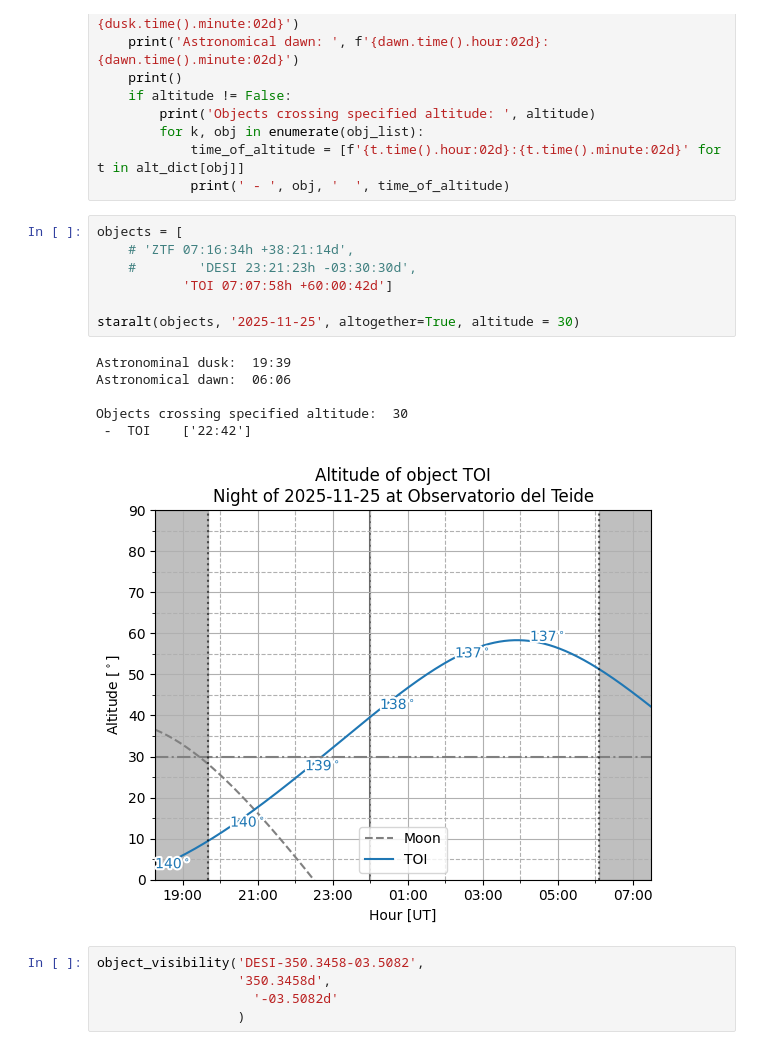
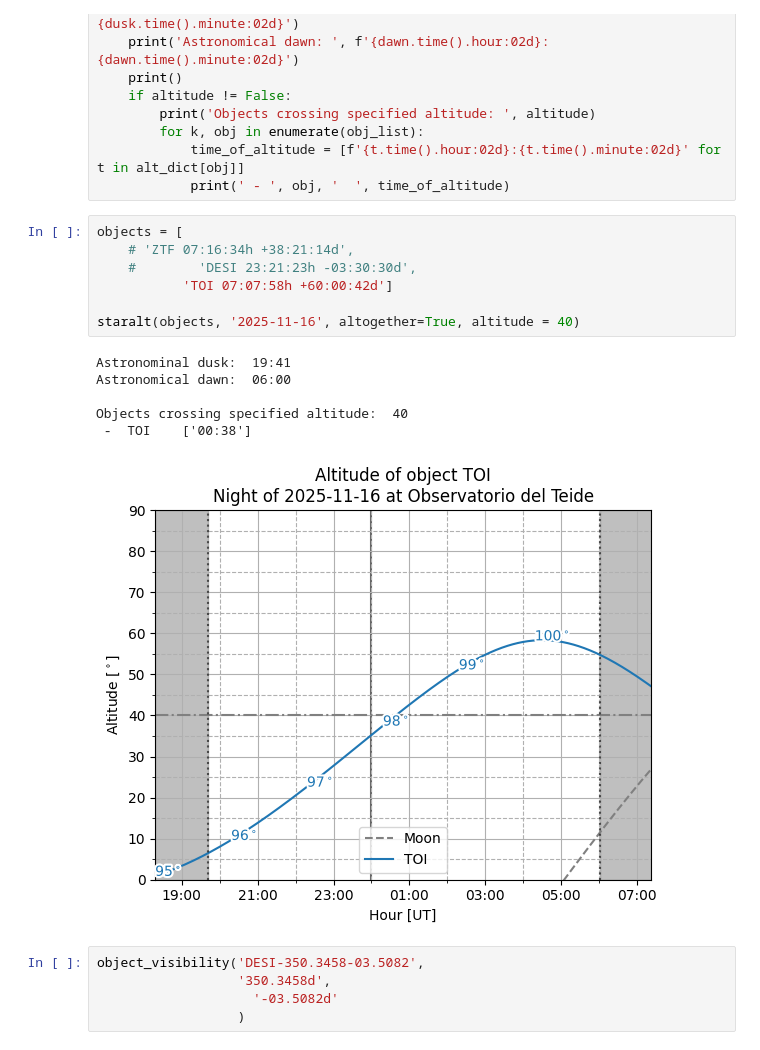
Before and after one commit to oscar-s-p/grav_lens, a Jupyter notebook: Object_visibility.ipynb, the cells around one changed output. Cells and saved outputs as stored; diff of their text form.

```diff
--- a/Object_visibility.ipynb
+++ b/Object_visibility.ipynb
@@ -254,17 +254,17 @@ def staralt(obj_name,
 # %%
 objects = [
     # 'ZTF 07:16:34h +38:21:14d',
     #        'DESI 23:21:23h -03:30:30d',
            'TOI 07:07:58h +60:00:42d']
 
-staralt(objects, '2025-11-25', altogether=True, altitude = 30)
+staralt(objects, '2025-11-16', altogether=True, altitude = 40)
 # %% [output]
-Astronominal dusk:  19:39
-Astronomical dawn:  06:06
+Astronominal dusk:  19:41
+Astronomical dawn:  06:00
 
-Objects crossing specified altitude:  30
- -  TOI    ['22:42']
+Objects crossing specified altitude:  40
+ -  TOI    ['00:38']
-[figure, old version]
+[figure, new version]
 # %%
 object_visibility('DESI-350.3458-03.5082',
                   '350.3458d',
```
Also changed, not shown: 5 other files.
